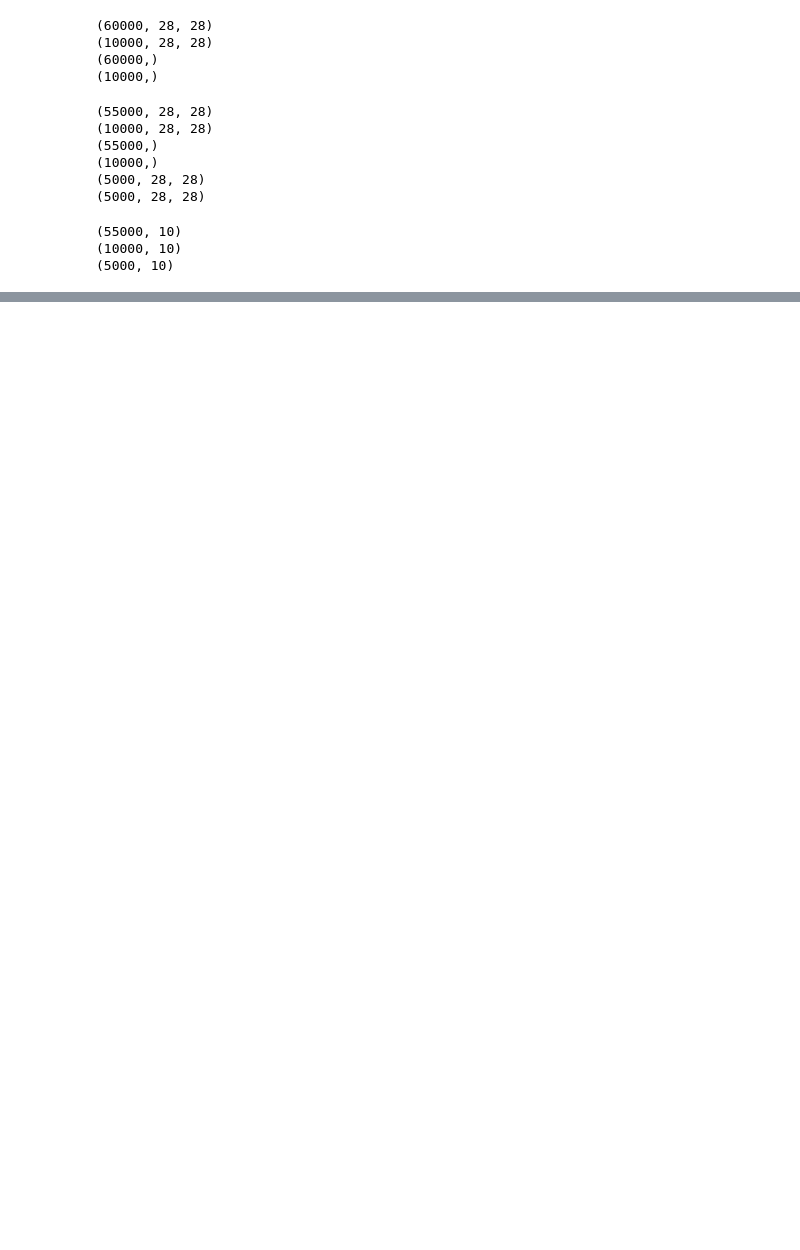
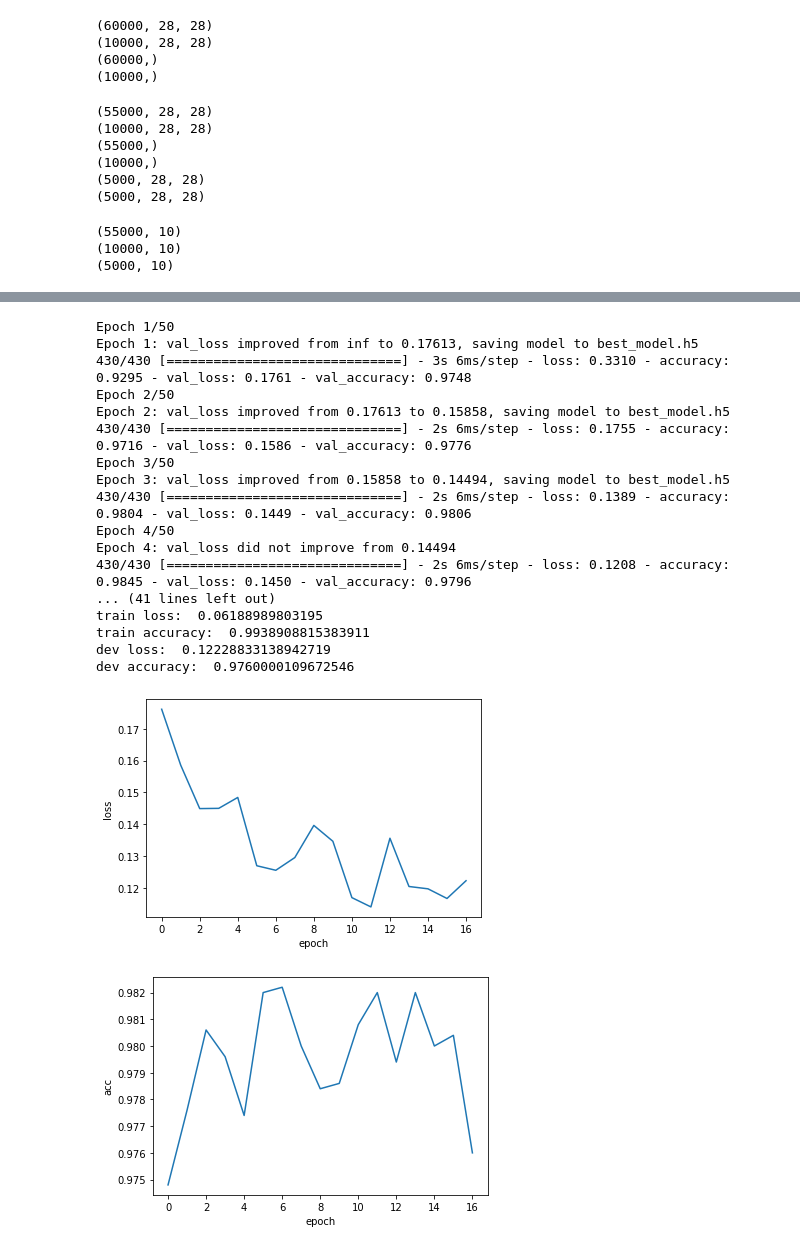
Before and after one commit to yimethan/computer_vision_study, a Jupyter notebook: week9_10/tensorflow_devset.ipynb, the cells around one changed output, grey strips where cells are left out. Drawn from its saved outputs; the diff is of its cells as text; code cells hidden in the pictures; blank space fills up the shorter version.

```diff
--- a/week9_10/tensorflow_devset.ipynb
+++ b/week9_10/tensorflow_devset.ipynb
@@ -663,0 +664,72 @@ best test model accuracy:  0.9825000166893005
+# %%
+# early stopping
+from keras.callbacks import EarlyStopping, ModelCheckpoint
+early_stopping = EarlyStopping(monitor='val_loss', mode='min', verbose=1, patience=5)
+model_checkpoint = ModelCheckpoint('best_model.h5', monitor='val_loss', mode='min', verbose=1, save_best_only=True)
+
+# define model
+model = tf.keras.models.Sequential([
+    tf.keras.layers.Flatten(input_shape=(28, 28)),
+    tf.keras.layers.Dense(512, kernel_regularizer=tf.keras.regularizers.l2(0.0001), activation=tf.nn.relu),
+    tf.keras.layers.Dense(512, kernel_regularizer=tf.keras.regularizers.l2(0.0001), activation=tf.nn.relu),
+
+    #dropout regularization
+    tf.keras.layers.Dropout(0.2),
+
+    tf.keras.layers.Dense(10, activation=tf.nn.softmax)
+])
+
+# define optimizer, loss function, metrics
+model.compile(optimizer=tf.keras.optimizers.Adam(),
+              loss='categorical_crossentropy',
+              metrics=['accuracy'])
+
+start = time.time()
+
+# train
+model_fit = model.fit(x_train, y_train,
+                      batch_size=128, epochs=50, verbose=1,
+                      validation_data=(x_dev, y_dev), callbacks=[early_stopping, model_checkpoint])
+
+print('training time: ', time.time() - start)
+
+print('train loss: ', model_fit.history['loss'][-1])
+print('train accuracy: ', model_fit.history['accuracy'][-1])
+
+print('dev loss: ', model_fit.history['val_loss'][-1])
+print('dev accuracy: ', model_fit.history['val_accuracy'][-1])
+
+plt.plot(model_fit.history['val_loss'])
+plt.xlabel('epoch')
+plt.ylabel('loss')
+plt.show()
+
+plt.plot(model_fit.history['val_accuracy'])
+plt.xlabel('epoch')
+plt.ylabel('acc')
+plt.show()
+
+best_model = keras.models.load_model('best_model.h5')
+best_test_loss, best_test_acc = best_model.evaluate(x_test, y_test)
+print('best test model loss: ', best_test_loss)
+print('best test model accuracy: ', best_test_acc)
+# %% [output]
+Epoch 1/50
+Epoch 1: val_loss improved from inf to 0.17613, saving model to best_model.h5
+430/430 [==============================] - 3s 6ms/step - loss: 0.3310 - accuracy: 0.9295 - val_loss: 0.1761 - val_accuracy: 0.9748
+Epoch 2/50
+Epoch 2: val_loss improved from 0.17613 to 0.15858, saving model to best_model.h5
+430/430 [==============================] - 2s 6ms/step - loss: 0.1755 - accuracy: 0.9716 - val_loss: 0.1586 - val_accuracy: 0.9776
+Epoch 3/50
+Epoch 3: val_loss improved from 0.15858 to 0.14494, saving model to best_model.h5
+430/430 [==============================] - 2s 6ms/step - loss: 0.1389 - accuracy: 0.9804 - val_loss: 0.1449 - val_accuracy: 0.9806
+Epoch 4/50
+Epoch 4: val_loss did not improve from 0.14494
+430/430 [==============================] - 2s 6ms/step - loss: 0.1208 - accuracy: 0.9845 - val_loss: 0.1450 - val_accuracy: 0.9796
+... (41 lines left out)
+train loss:  0.06188989803195
+train accuracy:  0.9938908815383911
+dev loss:  0.12228833138942719
+dev accuracy:  0.9760000109672546
+[figure, added]
+[figure, added]
```
Also changed, not shown: parts of 15 cells of this notebook, 1 other file.
